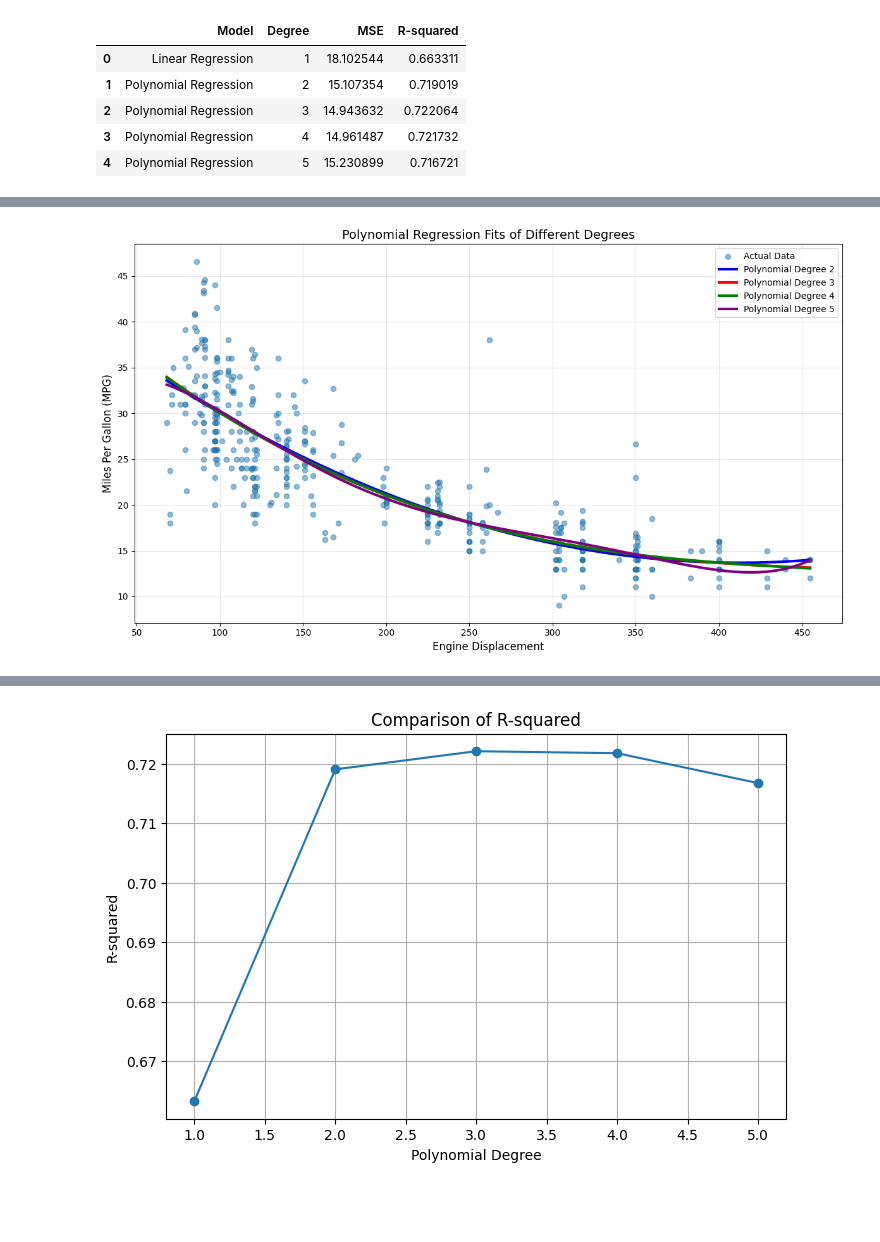
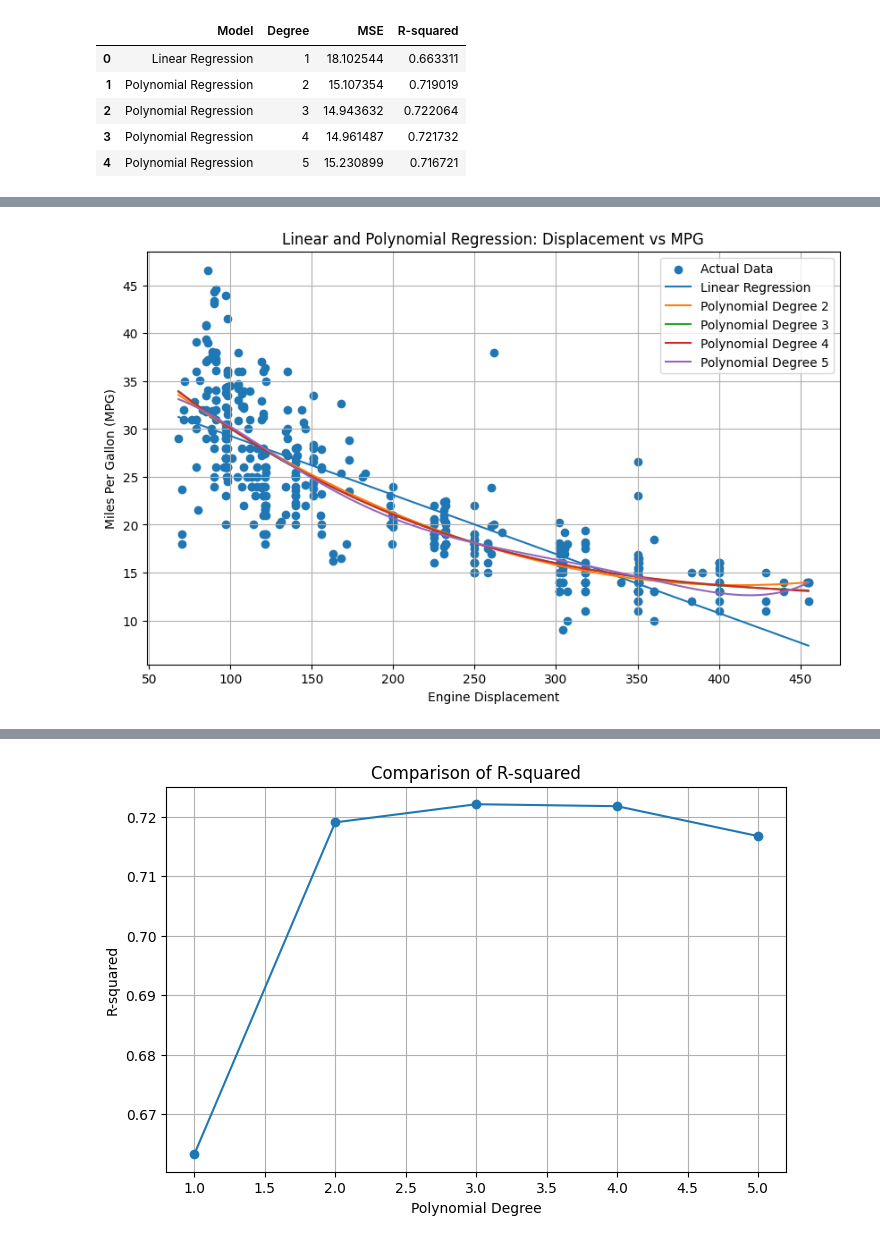
Before and after one commit to sarjus/cst503-ml, a Jupyter notebook: poly_regression.ipynb, the cells around one changed output, grey strips where cells are left out. Saved outputs shown, nothing was run; the diff lists cells and outputs as text; code cells hidden in the pictures; blank space fills up the shorter version.

```diff
--- a/poly_regression.ipynb
+++ b/poly_regression.ipynb
@@ -130,6 +124,9 @@ R-squared: 0.6633114869465596
 # %%
 # Store results
 results = []
+
+# Store polynomial models for plotting
+polynomial_models = {}
 
 # Add Linear Regression results
 results.append({
@@ -169,6 +166,12 @@ for degree in range(2, 6):
         'MSE': mse,
         'R-squared': r2
     })
+
+    # Store model and polynomial transformer
+    polynomial_models[degree] = {
+        'poly': poly,
+        'model': poly_model
+    }
 # %%
 # Convert results into DataFrame
 results_df = pd.DataFrame(results)
@@ -220,64 +188,73 @@ plt.show()
 # %%
-# Create smooth X values as a DataFrame
+# Create smooth X values for plotting
 X_plot = pd.DataFrame({
     'displacement': np.linspace(
         X['displacement'].min(),
         X['displacement'].max(),
-        300
-    )
+        300)
+
 })
 
-plt.figure(figsize=(12, 7))
+# Create figure
+plt.figure(figsize=(10, 6))
 
-# Plot original data
+# Plot actual data
 plt.scatter(
     X['displacement'],
     y,
-    label="Actual Data",
-    alpha=0.5,
-    s=35
+    label='Actual Data'
 )
 
-# Contrasting colors for different polynomial degrees
-colors = ['blue', 'red', 'green', 'purple']
+# -------------------------------
+# Plot Linear Regression
+# -------------------------------
 
-# Plot polynomial models
+y_plot_linear = linear_model.predict(X_plot)
+
+plt.plot(
+    X_plot['displacement'],
+    y_plot_linear,
+    label='Linear Regression'
+)
+
+# -------------------------------
+# Plot Polynomial Regression
+# Degrees 2 to 5
+# -------------------------------
+
 for degree in range(2, 6):
 
-    # Create polynomial features
-    poly = PolynomialFeatures(degree=degree)
+    # Retrieve stored transformer and model
+    poly = polynomial_models[degree]['poly']
+    poly_model = polynomial_models[degree]['model']
 
-    # Transform training data
-    X_train_poly = poly.fit_transform(X_train)
-
-    # Transform plotting data
+    # Transform smooth X values
     X_plot_poly = poly.transform(X_plot)
-
-    # Create and train model
-    poly_model = LinearRegression()
-    poly_model.fit(X_train_poly, y_train)
 
     # Predict
     y_plot_poly = poly_model.predict(X_plot_poly)
 
-    # Plot polynomial curve
+    # Plot curve
     plt.plot(
         X_plot['displacement'],
         y_plot_poly,
-        color=colors[degree-2],
-        linewidth=3,
-        label=f"Polynomial Degree {degree}"
+        label=f'Polynomial Degree {degree}'
     )
 
-plt.xlabel("Engine Displacement", fontsize=12)
-plt.ylabel("Miles Per Gallon (MPG)", fontsize=12)
-plt.title("Polynomial Regression Fits of Different Degrees", fontsize=14)
+# -------------------------------
+# Plot formatting
+# -------------------------------
 
-plt.legend(fontsize=10)
-plt.grid(True, alpha=0.3)
+plt.xlabel('Engine Displacement')
+plt.ylabel('Miles Per Gallon (MPG)')
 
-plt.tight_layout()
+plt.title(
+    'Linear and Polynomial Regression: Displacement vs MPG'
+)
+
+plt.legend()
+plt.grid(True)
 plt.show()
 # %% [output]
-[figure, old version]
+[figure, new version]
 # %%
```
Also changed, not shown: parts of 5 cells of this notebook.
